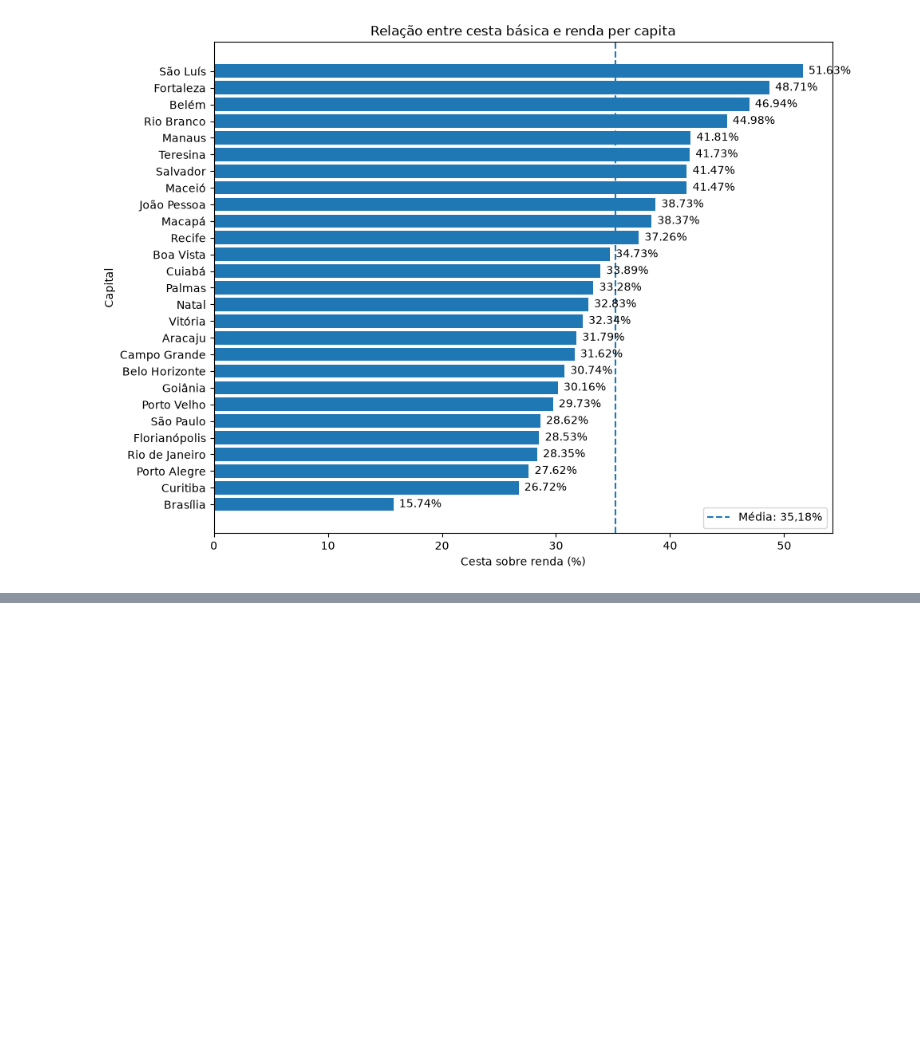
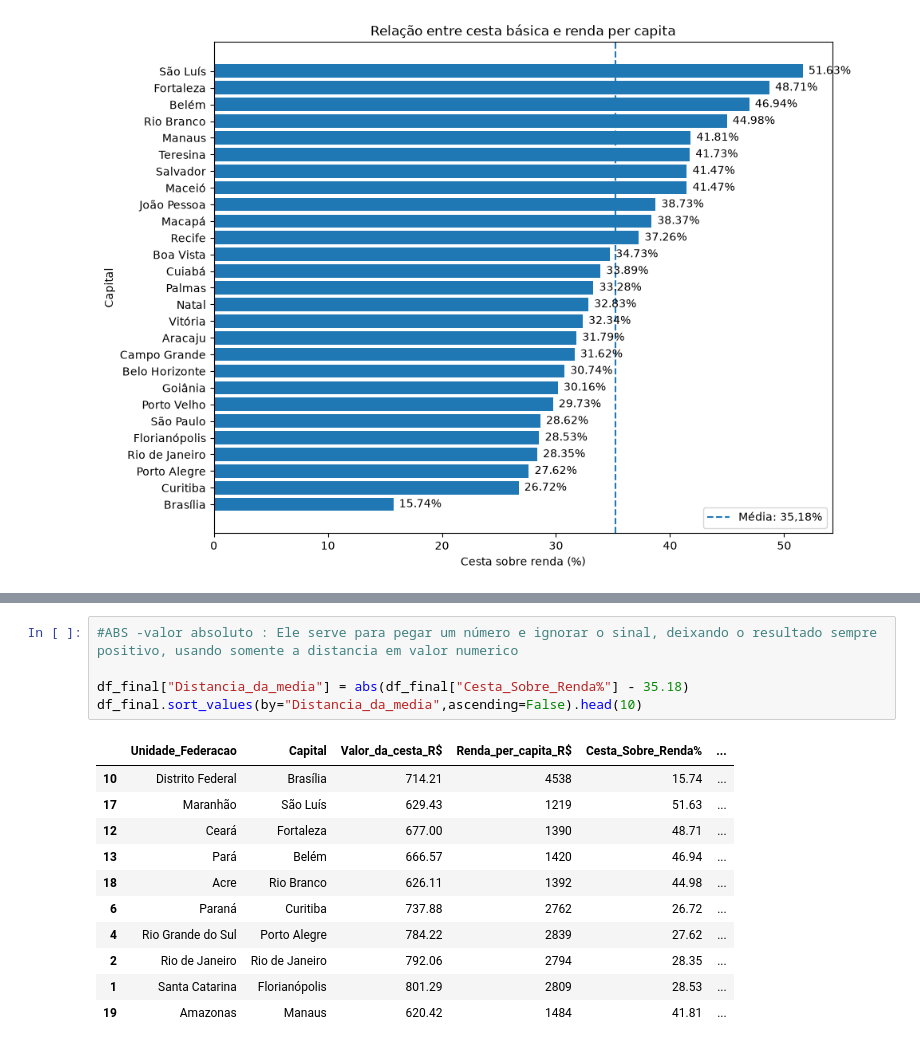
Before and after one commit to Brunolee77/Python-Studies, a Jupyter notebook: 3-Intermediario/5-Meu_Projeto/0-Custo_de_vida_Brasil.ipynb, the cells around one changed output, grey strips where cells are left out. Drawn from its saved outputs; the diff is of its cells as text; blank space fills up the shorter version.

```diff
--- a/3-Intermediario/5-Meu_Projeto/0-Custo_de_vida_Brasil.ipynb
+++ b/3-Intermediario/5-Meu_Projeto/0-Custo_de_vida_Brasil.ipynb
@@ -251,0 +277,17 @@ plt.show()
+# %%
+#ABS -valor absoluto : Ele serve para pegar um número e ignorar o sinal, deixando o resultado sempre positivo, usando somente a distancia em valor numerico
+
+df_final["Distancia_da_media"] = abs(df_final["Cesta_Sobre_Renda%"] - 35.18)
+df_final.sort_values(by="Distancia_da_media",ascending=False).head(10)
+# %% [output]
+|  | Unidade_Federacao | Capital | Valor_da_cesta_R$ | Renda_per_capita_R$ | Cesta_Sobre_Renda% | ... |
+| 10 | Distrito Federal | Brasília | 714.21 | 4538 | 15.74 | ... |
+| 17 | Maranhão | São Luís | 629.43 | 1219 | 51.63 | ... |
+| 12 | Ceará | Fortaleza | 677.00 | 1390 | 48.71 | ... |
+| 13 | Pará | Belém | 666.57 | 1420 | 46.94 | ... |
+| 18 | Acre | Rio Branco | 626.11 | 1392 | 44.98 | ... |
+| 6 | Paraná | Curitiba | 737.88 | 2762 | 26.72 | ... |
+| 4 | Rio Grande do Sul | Porto Alegre | 784.22 | 2839 | 27.62 | ... |
+| 2 | Rio de Janeiro | Rio de Janeiro | 792.06 | 2794 | 28.35 | ... |
+| 1 | Santa Catarina | Florianópolis | 801.29 | 2809 | 28.53 | ... |
+| 19 | Amazonas | Manaus | 620.42 | 1484 | 41.81 | ... |
```
Also changed, not shown: parts of 8 cells of this notebook, 8 other files.
